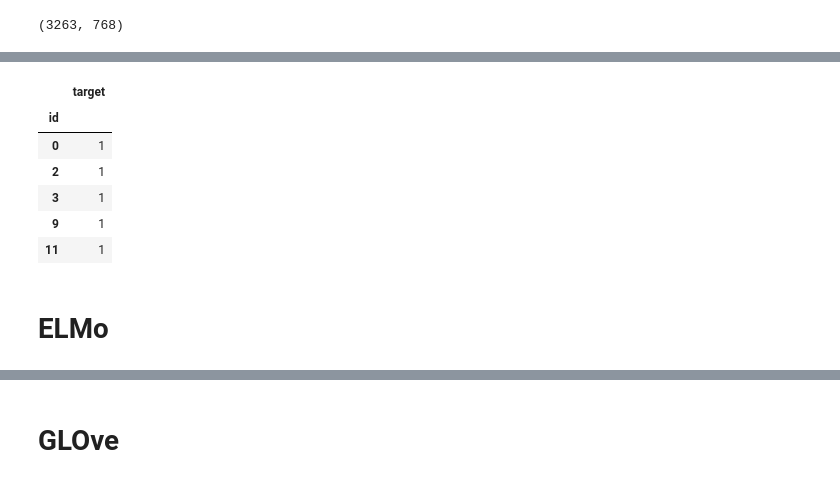
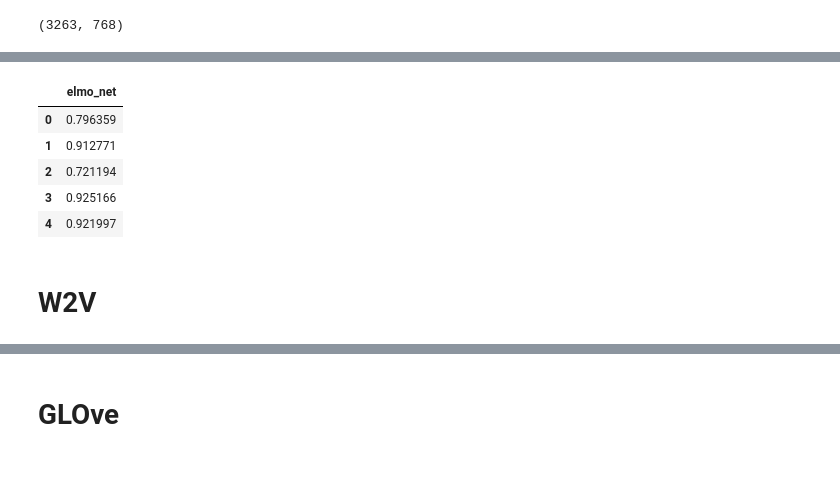
Before and after one commit to RiedelNicolas/TP2-Organizacion-de-Datos, a Jupyter notebook: IntentoDeRed.ipynb, the cells around one changed output, grey strips where cells are left out. Saved outputs shown, nothing was run; the diff lists cells and outputs as text; code cells hidden in the pictures.

```diff
--- a/IntentoDeRed.ipynb
+++ b/IntentoDeRed.ipynb
@@ -48,0 +143,3 @@ X_train, X_test, y_train, y_test = train_test_split(X, y, test_size=0.1, random_
+# %%
+elmo_test = np.loadtxt("test_embedding_file_elmo.txt").reshape(len(test.index),len_embedding)
+elmo_test.shape
@@ -49,3 +148,10 @@ X_train, X_test, y_train, y_test = train_test_split(X, y, test_size=0.1, random_
+# %%
+train = pd.read_csv('csv/train.csv')
+ids_with_target_error = [328,443,513,2619,3640,3900,4342,5781,6552,6554,6570,6701,6702,6729,6861,7226]
+train.loc[train['id'].isin(ids_with_target_error),'target'] = 0
+test = pd.read_csv('csv/test.csv')
+X, y = elmo_train, train['target']
+X_train, X_test, y_train, y_test = train_test_split(X, y, test_size=0.1, random_state=13)
 # %%
 model = Sequential()
 model.add(layers.Dense(512, input_dim=len_embedding, activation='relu'))
@@ -108,14 +214,15 @@ Epoch 10/10
-# %%
-test['target'] = test_pred_int
-test.drop(columns=['keyword','location','text'],inplace=True)
-test.reset_index(inplace=True)
-test.head()
-# %% [output]
-|  | target |
-| id |  |
-| 0 | 1 |
-| 2 | 1 |
-| 3 | 1 |
-| 9 | 1 |
-| 11 | 1 |
+# %%
+test_pred = model.predict(elmo_test)
+test_pred_int = test_pred.round().astype('int')
+# %%
+test['elmo_net'] = test_pred
+test = test['elmo_net'].to_frame()
+test.head()
+# %% [output]
+|  | elmo_net |
+| 0 | 0.796359 |
+| 1 | 0.912771 |
+| 2 | 0.721194 |
+| 3 | 0.925166 |
+| 4 | 0.921997 |
 # %%
@@ -130,3 +237,3 @@ train.to_csv('csv/train_red_bert.csv')
 # %% [markdown]
-# ELMo
+# W2V
 # %%
```
Also changed, not shown: parts of 57 cells of this notebook.
